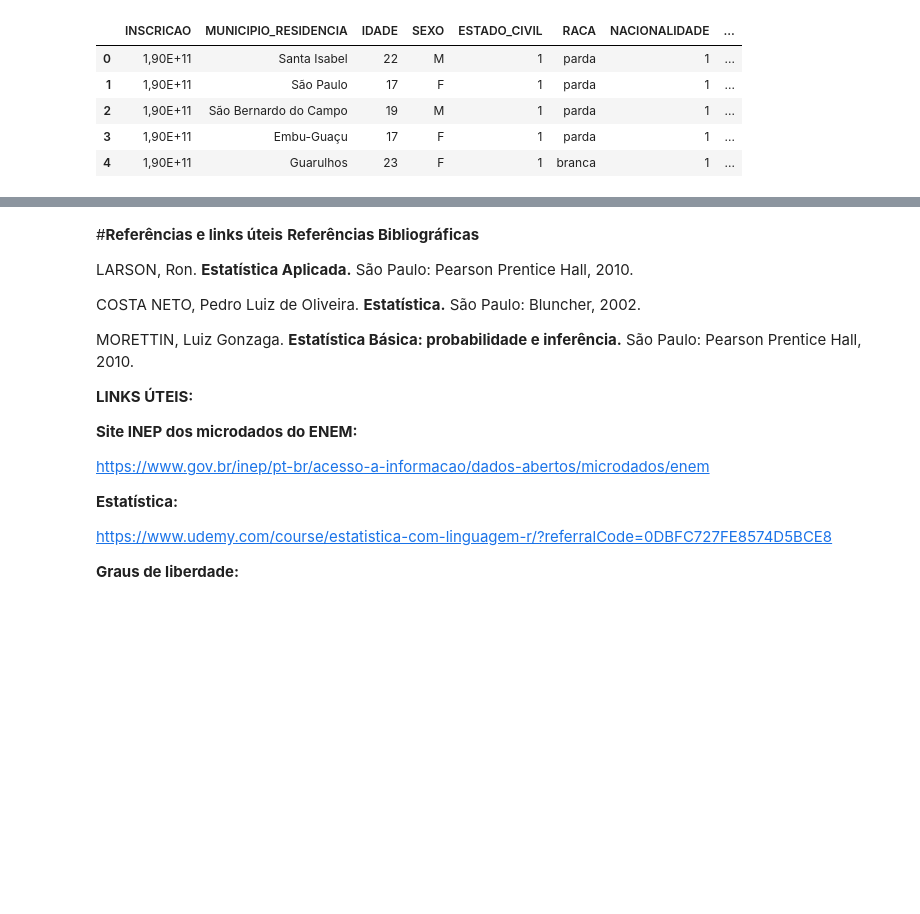
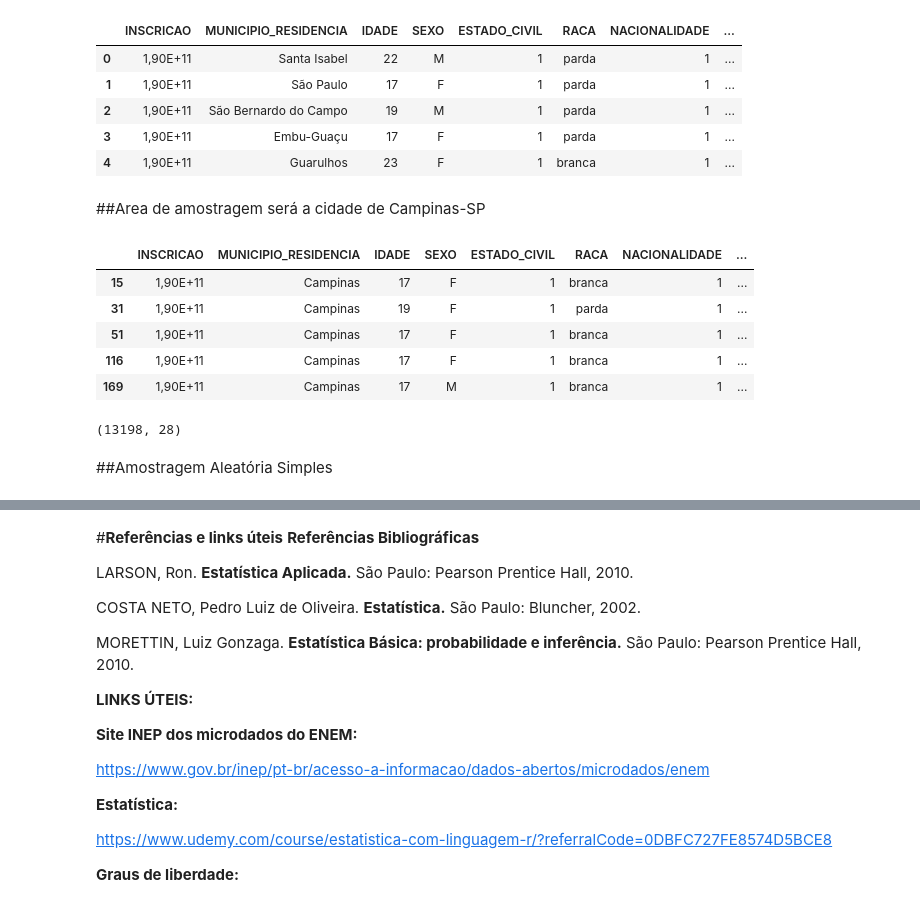
Before and after one commit to mateus-neres/Analise_estatistica_enem_2019, a Jupyter notebook: amostragem_etapa02.ipynb, the cells around one changed output, grey strips where cells are left out. Saved outputs shown, nothing was run; the diff lists cells and outputs as text; code cells hidden in the pictures; blank space fills up the shorter version.

```diff
--- a/amostragem_etapa02.ipynb
+++ b/amostragem_etapa02.ipynb
@@ -25,8 +25,8 @@ enem_sp = pd.read_csv("/content/drive/MyDrive/curso_Udemy/curso_estatistica_pyth
 para exibir as colunas e linhas de um DataFrame sem abreviações, você pode usar o método pd.set_option do Pandas para configurar as opções de exibição.
 # %%
 pd.set_option("display.max_columns", None)
-pd.set_option("display.max_rows", None)
-pd.set_option("display.float_format", "{:.2f}".format)
+# pd.set_option("display.max_rows", None)
+# pd.set_option("display.float_format", "{:.2f}".format)
 # %%
 enem_sp.head()
 # %% [output]
@@ -36,3 +36,22 @@ enem_sp.head()
 | 2 | 1,90E+11 | São Bernardo do Campo | 19 | M | 1 | parda | 1 | ... |
 | 3 | 1,90E+11 | Embu-Guaçu | 17 | F | 1 | parda | 1 | ... |
 | 4 | 1,90E+11 | Guarulhos | 23 | F | 1 | branca | 1 | ... |
+# %% [markdown]
+##Area de amostragem será a cidade de Campinas-SP
+# %%
+enem_campinas = enem_sp.loc[enem_sp.MUNICIPIO_RESIDENCIA == "Campinas"]
+# %%
+enem_campinas.head()
+# %% [output]
+|  | INSCRICAO | MUNICIPIO_RESIDENCIA | IDADE | SEXO | ESTADO_CIVIL | RACA | NACIONALIDADE | ... |
+| 15 | 1,90E+11 | Campinas | 17 | F | 1 | branca | 1 | ... |
+| 31 | 1,90E+11 | Campinas | 19 | F | 1 | parda | 1 | ... |
+| 51 | 1,90E+11 | Campinas | 17 | F | 1 | branca | 1 | ... |
+| 116 | 1,90E+11 | Campinas | 17 | F | 1 | branca | 1 | ... |
+| 169 | 1,90E+11 | Campinas | 17 | M | 1 | branca | 1 | ... |
+# %%
+enem_campinas.shape
+# %% [output]
+(13198, 28)
+# %% [markdown]
+##Amostragem Aleatória Simples
```
Also changed, not shown: parts of 16 cells of this notebook.
